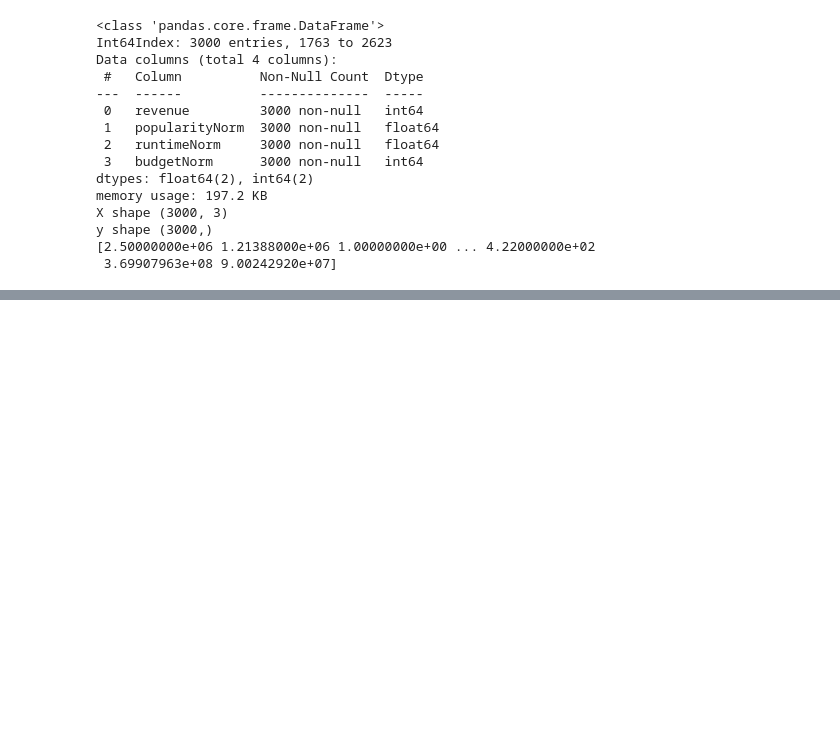
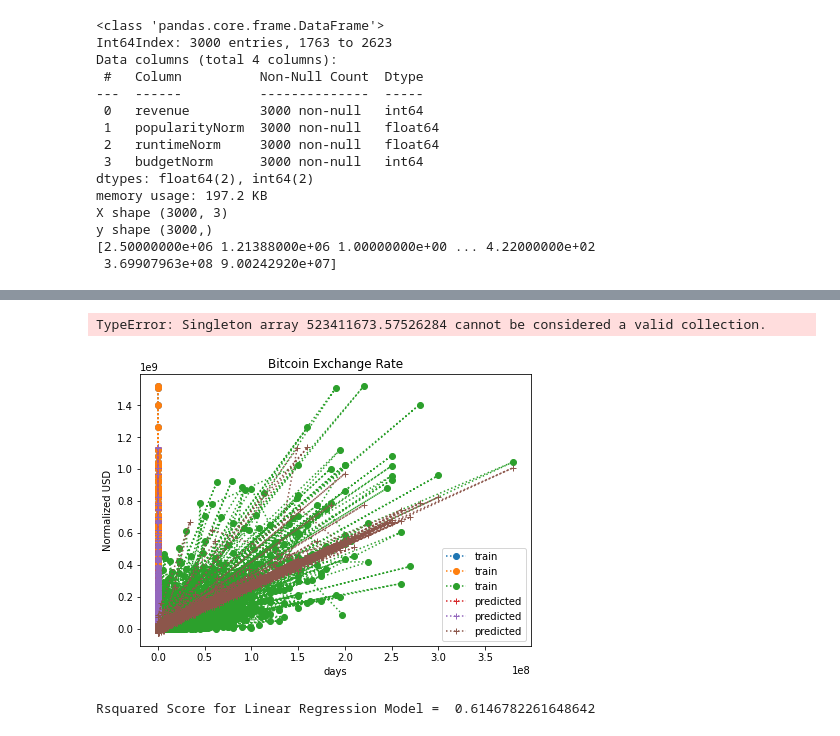
Before and after one commit to Riki98/DWM-Project, a Jupyter notebook: Progetto/Progetto.ipynb, the cells around one changed output, grey strips where cells are left out. Cells and saved outputs as stored; diff of their text form; code cells hidden in the pictures; blank space fills up the shorter version.

Commit message:
Working on Linear Regression

```diff
--- a/Progetto/Progetto.ipynb
+++ b/Progetto/Progetto.ipynb
@@ -387,0 +438,5 @@ Accuracy
+# %%
+data["release_month"]=data["release_date"].dt.month
+
+
+data["release_month"]
@@ -387,0 +471,15 @@ Accuracy
+# %%
+import math
+
+i=0
+n_elem = data.shape[0]
+while i<n_elem:
+    if math.isnan(data["runtime"][i]):
+        data["runtime"][i]=0
+        print(data["id"][i])
+    i+=1
+
+print(data["title"][1336])
+print(data["title"][2303])
+
+data.isna().sum()
@@ -387,0 +512,44 @@ Accuracy
+# %%
+# lingua inglese, mese dell'anno, budget, revenue, runtime, popolarità
+from sklearn.linear_model import LinearRegression
+from sklearn.metrics import mean_squared_error
+
+datasetLinear = data[["revenue", "budget", "runtime", "popularity", "release_month", "lingua_inglese"]].astype(float).values
+
+X_train = dataset[:, 1:]
+y_train = dataset[:, 0]
+
+
+# train the model
+model = LinearRegression(fit_intercept=True)
+model.fit(X_train, y_train)
+
+y_pred = model.predict(X_train)
+
+fig, ax = plt.subplots(figsize=(7,5))
+ax.plot(X_train, y_train, 'o:', label='train')
+ax.plot(X, y_pred, '+:', label='predicted')
+ax.set_title("Bitcoin Exchange Rate")
+ax.set_xlabel("days")
+ax.set_ylabel("Normalized USD")
+ax.legend()
+
+print ("Train Error: {:.3f}".format( mean_squared_error(y_true = y_train,
+                                          y_pred = y_pred[len(y_train)-1])) )
+# %% [output]
+TypeError: Singleton array 523411673.57526284 cannot be considered a valid collection.
+[figure, added]
+# %%
+from sklearn.linear_model import LinearRegression
+from sklearn.metrics import mean_squared_error
+
+datasetLinear = data[["revenue", "budget", "runtime", "popularity", "release_month", "lingua_inglese"]].astype(float).values
+
+x_train = datasetLinear[:, 1:]
+y_train = datasetLinear[:, 0]
+
+lr = LinearRegression()
+lr.fit(x_train,y_train)
+print("Rsquared Score for Linear Regression Model = ", lr.score(x_train,y_train))
+# %% [output]
+Rsquared Score for Linear Regression Model =  0.6146782261648642
```
Also changed, not shown: parts of 11 cells of this notebook.
